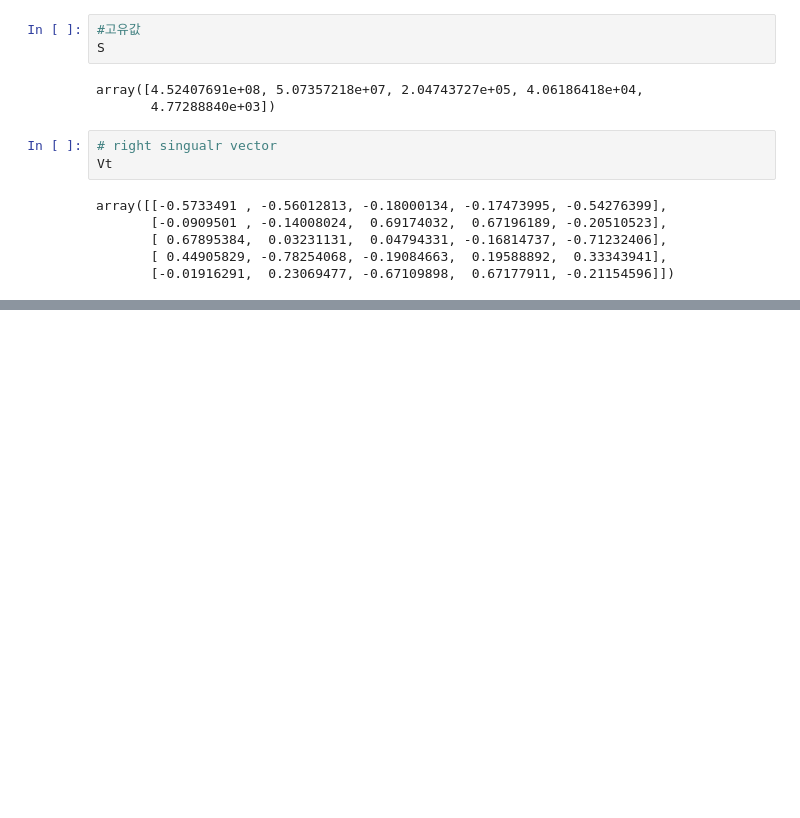
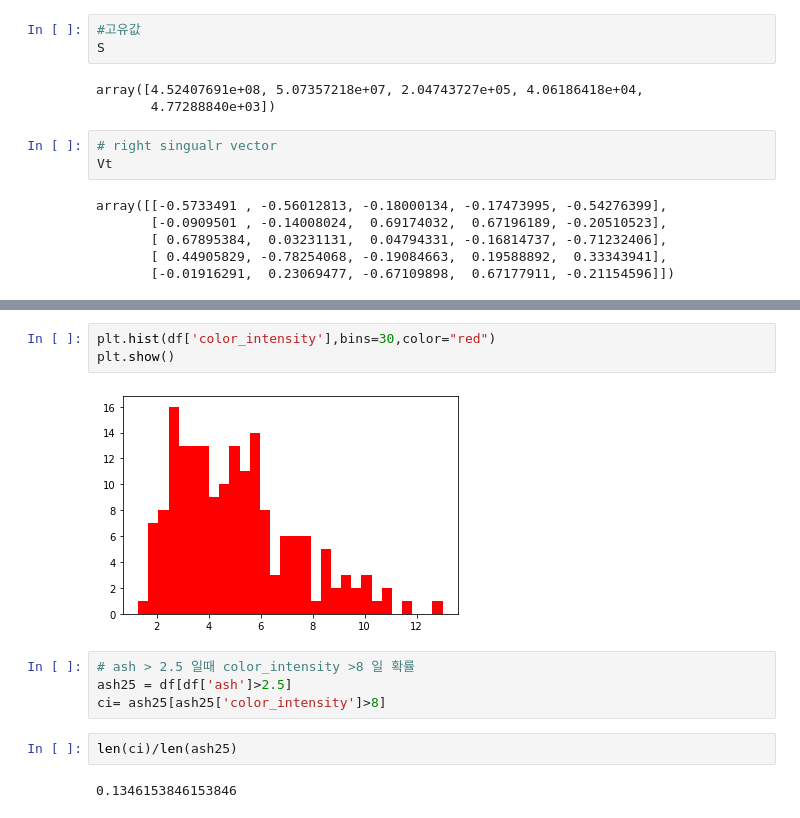
Before and after one commit to seoinhyeok96/python_data_class, a Jupyter notebook: 기초통계 수업 /4 days.ipynb, the cells around one changed output, grey strips where cells are left out. Cells and saved outputs as stored; diff of their text form; blank space fills up the shorter version.

```diff
--- a/기초통계 수업 /4 days.ipynb
+++ b/기초통계 수업 /4 days.ipynb
@@ -156,0 +255,13 @@ array([[-0.5733491 , -0.56012813, -0.18000134, -0.17473995, -0.54276399],
+# %%
+plt.hist(df['color_intensity'],bins=30,color="red")
+plt.show()
+# %% [output]
+[figure, added]
+# %%
+# ash > 2.5 일때 color_intensity >8 일 확률
+ash25 = df[df['ash']>2.5]
+ci= ash25[ash25['color_intensity']>8]
+# %%
+len(ci)/len(ash25)
+# %% [output]
+0.1346153846153846
```
Also changed, not shown: parts of 15 cells of this notebook, 1 other file.
